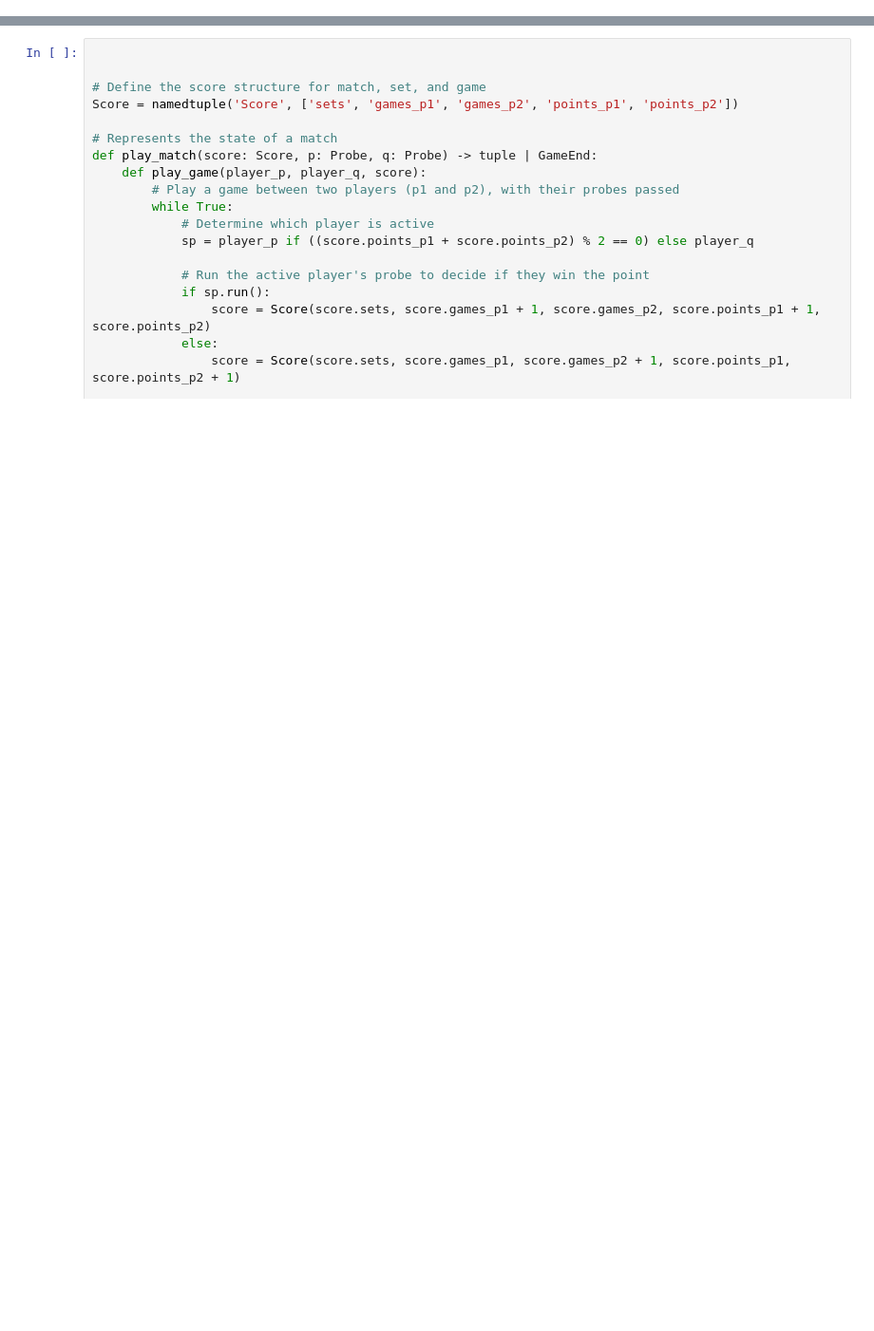
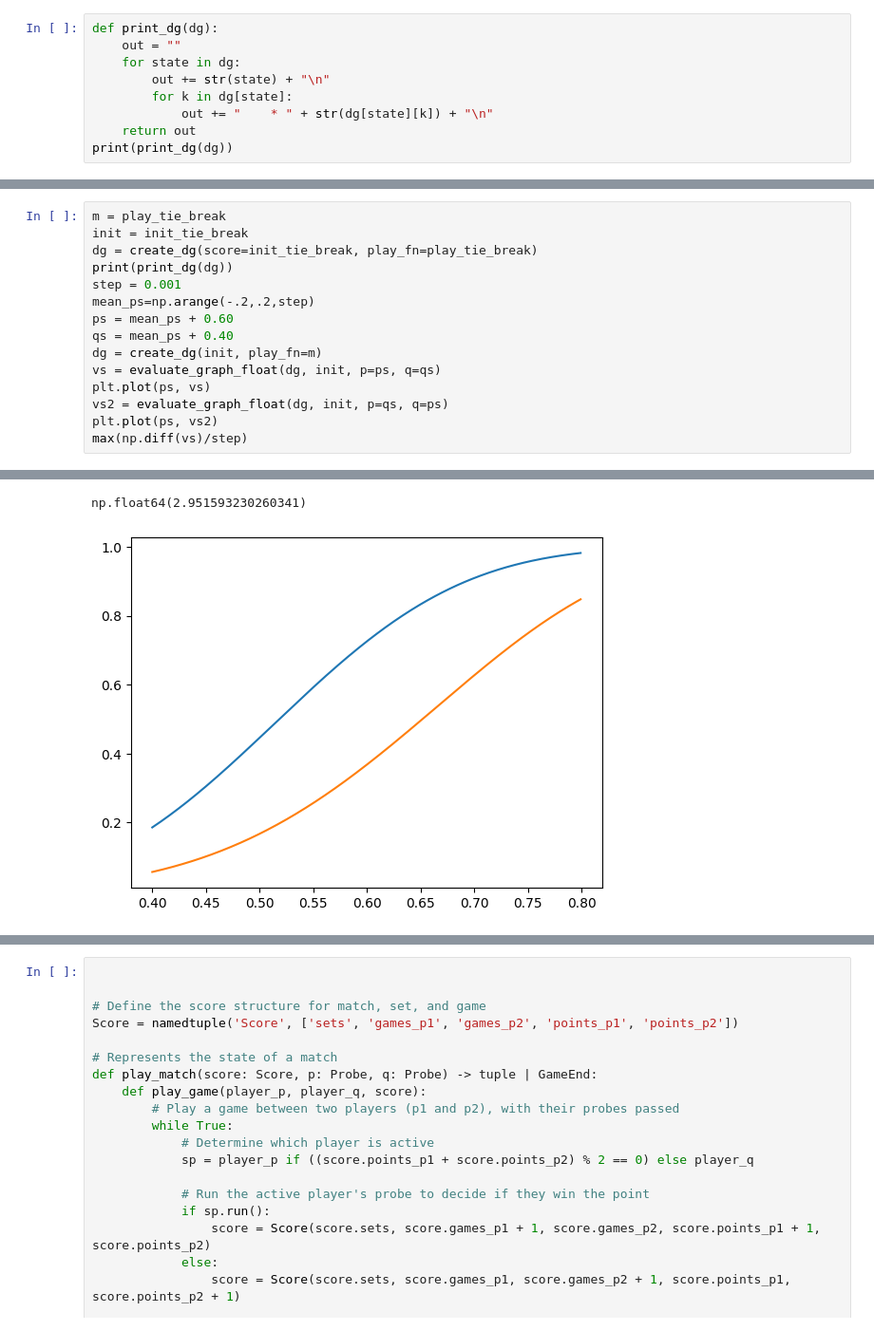
Before and after one commit to mmilanta/probable-spork, a Jupyter notebook: playground.ipynb, the cells around one changed output, grey strips where cells are left out. Shown at 95% size. Saved outputs shown, nothing was run; the diff lists cells and outputs as text; blank space fills up the shorter version.

```diff
--- a/playground.ipynb
+++ b/playground.ipynb
@@ -79,0 +103,9 @@ print(poly)
+# %%
+def print_dg(dg):
+    out = ""
+    for state in dg:
+        out += str(state) + "\n"
+        for k in dg[state]:
+            out += "    * " + str(dg[state][k]) + "\n"
+    return out
+print(print_dg(dg))
@@ -79,0 +130,16 @@ print(poly)
+# %%
+m = play_tie_break
+init = init_tie_break
+dg = create_dg(score=init_tie_break, play_fn=play_tie_break)
+print(print_dg(dg))
+step = 0.001
+mean_ps=np.arange(-.2,.2,step)
+ps = mean_ps + 0.60
+qs = mean_ps + 0.40
+dg = create_dg(init, play_fn=m)
+vs = evaluate_graph_float(dg, init, p=ps, q=qs)
+plt.plot(ps, vs)
+vs2 = evaluate_graph_float(dg, init, p=qs, q=ps)
+plt.plot(ps, vs2)
+max(np.diff(vs)/step)
+# %% [output]
@@ -79,0 +163,2 @@ print(poly)
+np.float64(2.951593230260341)
+[figure, added]
```
Also changed, not shown: parts of 8 cells of this notebook.
